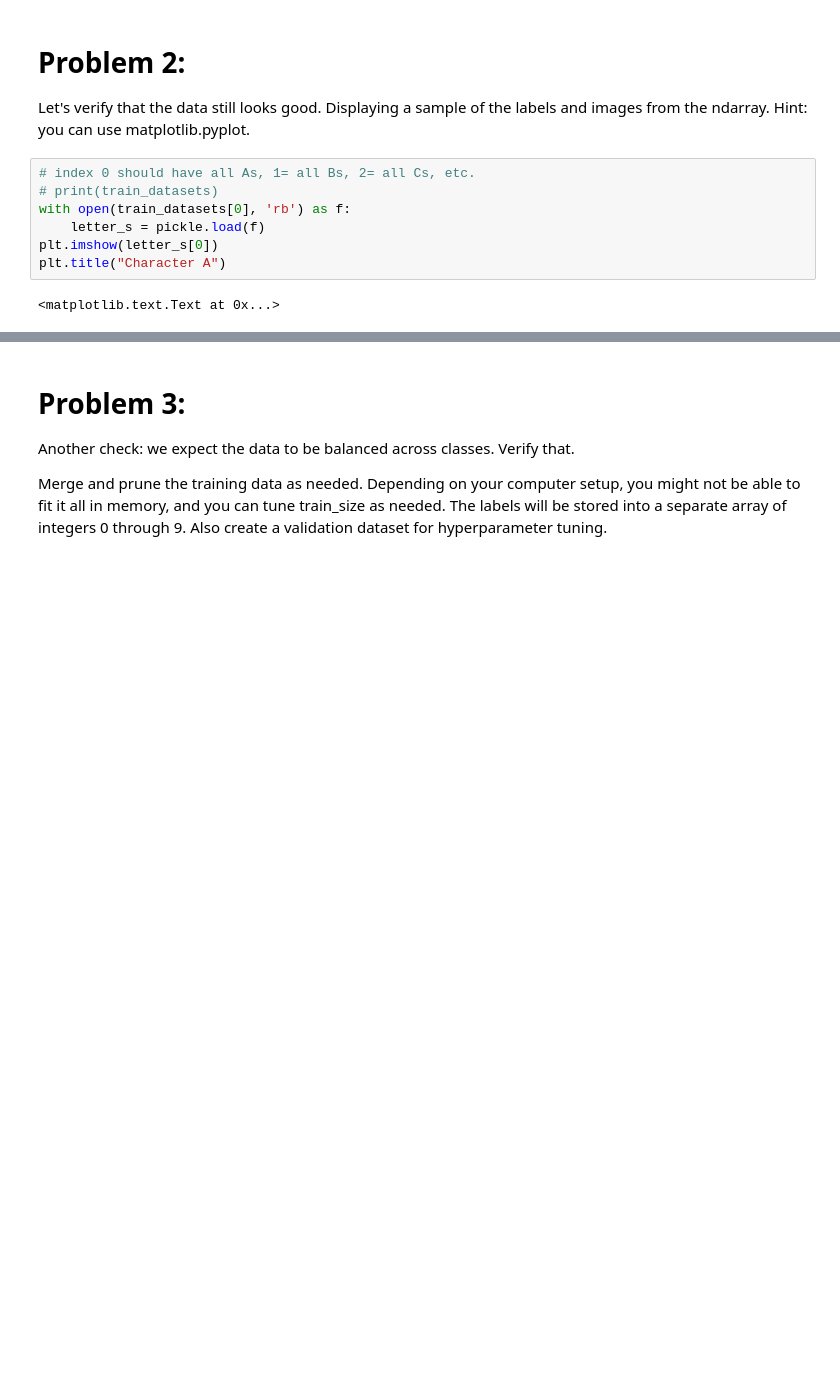
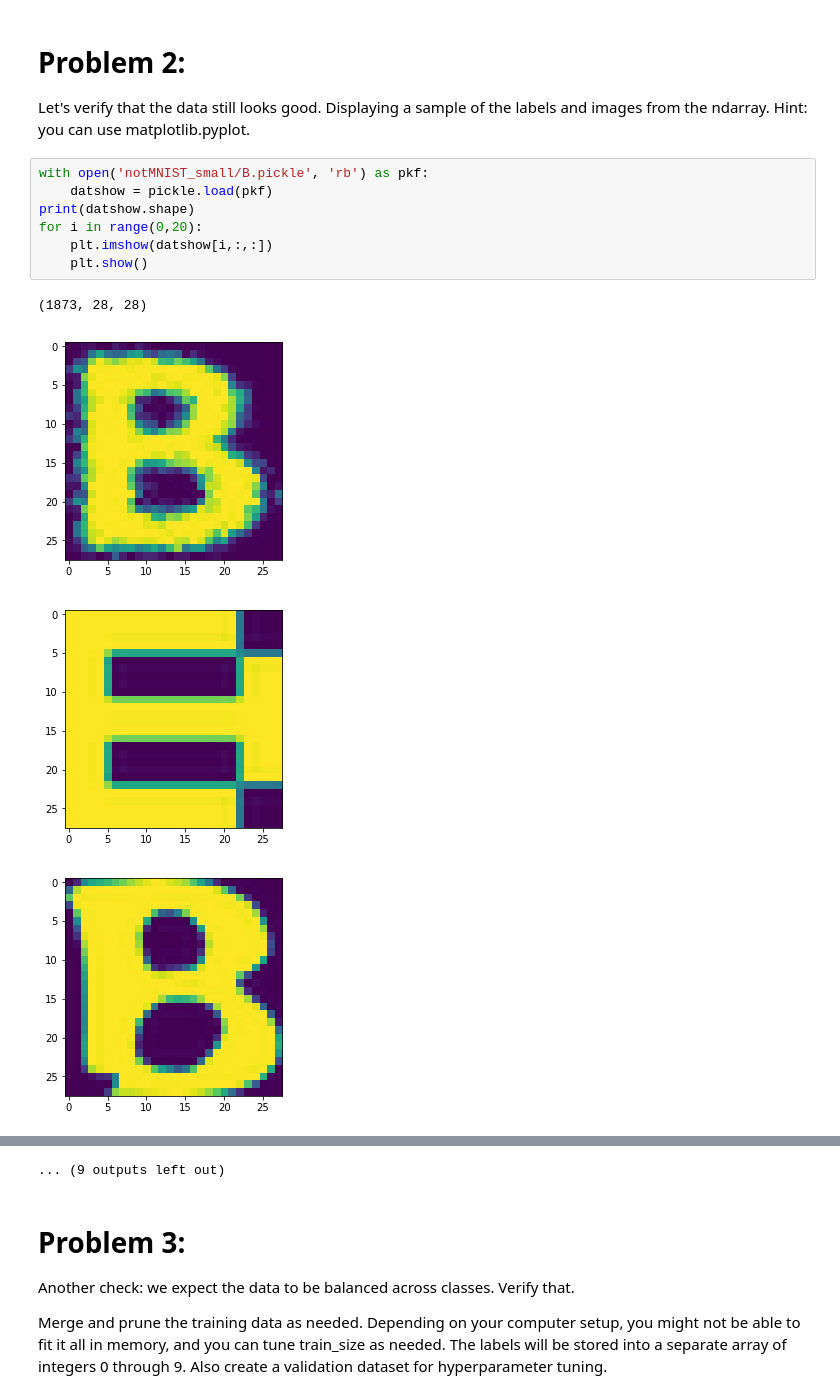
Before and after one commit to ttungl/Deep-Learning, a Jupyter notebook: Lesson1/DeepLearning_assignment_1.ipynb, the cells around one changed output, grey strips where cells are left out. Saved outputs shown, nothing was run; the diff lists cells and outputs as text; blank space fills up the shorter version.

```diff
--- a/Lesson1/DeepLearning_assignment_1.ipynb
+++ b/Lesson1/DeepLearning_assignment_1.ipynb
@@ -174,12 +174,15 @@ test_datasets = maybe_pickle(test_folders, 1800)
 # %% [markdown]
 # Problem 2:
 Let's verify that the data still looks good. Displaying a sample of the labels and images from the ndarray. Hint: you can use matplotlib.pyplot.
-# %%
-# index 0 should have all As, 1= all Bs, 2= all Cs, etc.
-# print(train_datasets)
-with open(train_datasets[0], 'rb') as f:
-    letter_s = pickle.load(f)
-plt.imshow(letter_s[0])
-plt.title("Character A")
-# %% [output]
-<matplotlib.text.Text at 0x...>
+# %%
+with open('notMNIST_small/B.pickle', 'rb') as pkf:
+    datshow = pickle.load(pkf)
+print(datshow.shape)
+for i in range(0,20):
+    plt.imshow(datshow[i,:,:])
+    plt.show()
+# %% [output]
+(1873, 28, 28)
+[figure, added]
+[figure, added]
+[figure, added]
@@ -186,3 +197,4 @@ plt.title("Character A")
+... (9 outputs left out)
 # %% [markdown]
 # Problem 3:
 Another check: we expect the data to be balanced across classes. Verify that.
```
Also changed, not shown: parts of 1 cell of this notebook.
